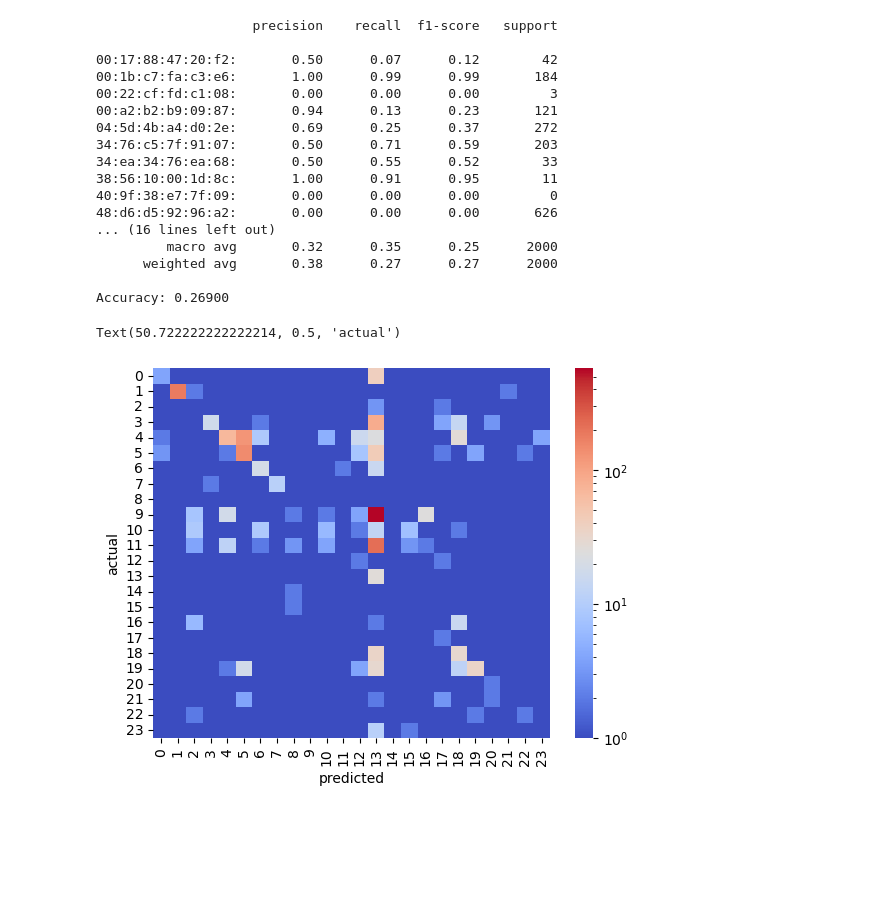
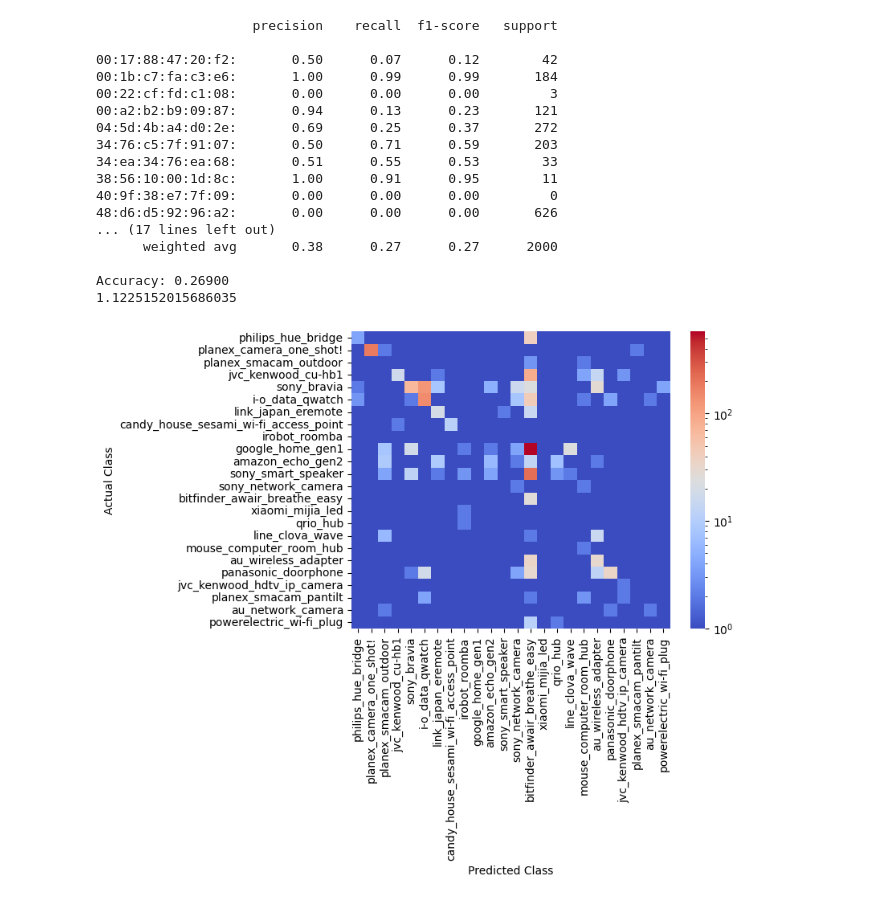
Before and after one commit to Shing-gor/classification-cybersecurity, a Jupyter notebook: models/naive_bayes.ipynb, the cells around one changed output. Cells and saved outputs as stored; diff of their text form; code cells hidden in the pictures; blank space fills up the shorter version.

```diff
--- a/models/naive_bayes.ipynb
+++ b/models/naive_bayes.ipynb
@@ -11,6 +11,9 @@ from sklearn.model_selection import train_test_split
 from sklearn.naive_bayes import GaussianNB
 from sklearn.metrics import classification_report, confusion_matrix, accuracy_score
 import matplotlib.pyplot as plt
+import numpy as np
+from time import time
+start_time = time()
 
 column_names = [
     "dataset", "start_date", "start_time", "duration", "reverseDelta", "IoTMac", "hostMac", "IoTIP", "IoTIP_int",
@@ -22,9 +25,35 @@ column_names = [
     "reverseAvgPacketSize", "reverseFlowExists", "remote", "broadcast", "HTTP", "HTTPS", "DNS", "NTP", "TCP_others",
     "UDP_others", "year_month"
 ]
+
+headers=["philips_hue_bridge",
+"planex_camera_one_shot!",
+"planex_smacam_outdoor",
+"jvc_kenwood_cu-hb1",
+"sony_bravia",
+"i-o_data_qwatch",
+"link_japan_eremote",
+"candy_house_sesami_wi-fi_access_point",
+"irobot_roomba",
+"google_home_gen1",
+"amazon_echo_gen2",
+"sony_smart_speaker",
+"sony_network_camera",
+"bitfinder_awair_breathe_easy",
+"xiaomi_mijia_led",
+"qrio_hub",
+"line_clova_wave",
+"mouse_computer_room_hub",
+"au_wireless_adapter",
+"panasonic_doorphone",
+"jvc_kenwood_hdtv_ip_camera",
+"planex_smacam_pantilt",
+"au_network_camera"
+,"powerelectric_wi-fi_plug"
+]
 # Dropped dataset, IoTIP_int, hostIP_int, year_month
 df2 = pd.read_csv('sample.csv', names = column_names)
-df = df2.drop(columns=['IoTIP', 'hostMac', 'dataset', 'IoTIP_int', 'hostIP_int','hostIP'])
+df = df2.drop(columns=['IoTIP', 'hostMac', 'dataset', 'IoTIP_int', 'hostIP_int','hostIP','year_month','start_date','start_time'])
 # Defines categorical variables
 categories = ['IoTMac',  'ipProto', 'reverseFlowExists', 'remote', 'broadcast', 'HTTP', 'HTTPS', 'DNS', 'NTP', 'TCP_others', 'UDP_others']
 for var in categories:
@@ -40,38 +69,43 @@ XTrain, XTest, yTrain, yTest = train_test_split(X, y, test_size=0.2, random_stat
 model = GaussianNB()
 model.fit(XTrain, yTrain)
 
 yPred = model.predict(XTest)
 print(classification_report(yTest, yPred, zero_division=0))
 accuracy = accuracy_score(yTest, yPred)
 
 print(f'Accuracy: {accuracy:.5f}')
 # Shows true positives, true negatives, false positives, false negatives
 
 cmatrix = confusion_matrix(yTest, yPred)
 for f in cmatrix:
     f += 1
 import seaborn as sns
 from matplotlib.colors import LogNorm
-sns.heatmap(cmatrix, annot=False, cmap='coolwarm', norm=LogNorm())
-plt.xlabel("predicted")
-plt.ylabel("actual")
+sns_map = sns.heatmap(cmatrix, annot=False, cmap='coolwarm', norm=LogNorm())
+sns_map.set_xlabel('Predicted Class')
+sns_map.set_ylabel('Actual Class')
+sns_map.xaxis.set_ticklabels(headers)
+sns_map.tick_params(axis='y',rotation=0)
+sns_map.set_yticks(np.arange(24)+0.5)
+sns_map.yaxis.set_ticklabels(headers)
+#crosstab = pd.crosstab(y_test2,y_pred,rownames=['True'],colnames=['Predicted'],margins=True)
+print(time() - start_time)
 # %% [output]
                     precision    recall  f1-score   support
 
 00:17:88:47:20:f2:       0.50      0.07      0.12        42
 00:1b:c7:fa:c3:e6:       1.00      0.99      0.99       184
 00:22:cf:fd:c1:08:       0.00      0.00      0.00         3
 00:a2:b2:b9:09:87:       0.94      0.13      0.23       121
 04:5d:4b:a4:d0:2e:       0.69      0.25      0.37       272
 34:76:c5:7f:91:07:       0.50      0.71      0.59       203
-34:ea:34:76:ea:68:       0.50      0.55      0.52        33
+34:ea:34:76:ea:68:       0.51      0.55      0.53        33
 38:56:10:00:1d:8c:       1.00      0.91      0.95        11
 40:9f:38:e7:7f:09:       0.00      0.00      0.00         0
 48:d6:d5:92:96:a2:       0.00      0.00      0.00       626
-... (16 lines left out)
-         macro avg       0.32      0.35      0.25      2000
+... (17 lines left out)
       weighted avg       0.38      0.27      0.27      2000
 
 Accuracy: 0.26900
+1.1225152015686035
-Text(50.722222222222214, 0.5, 'actual')
-[figure, old version]
+[figure, new version]
```
